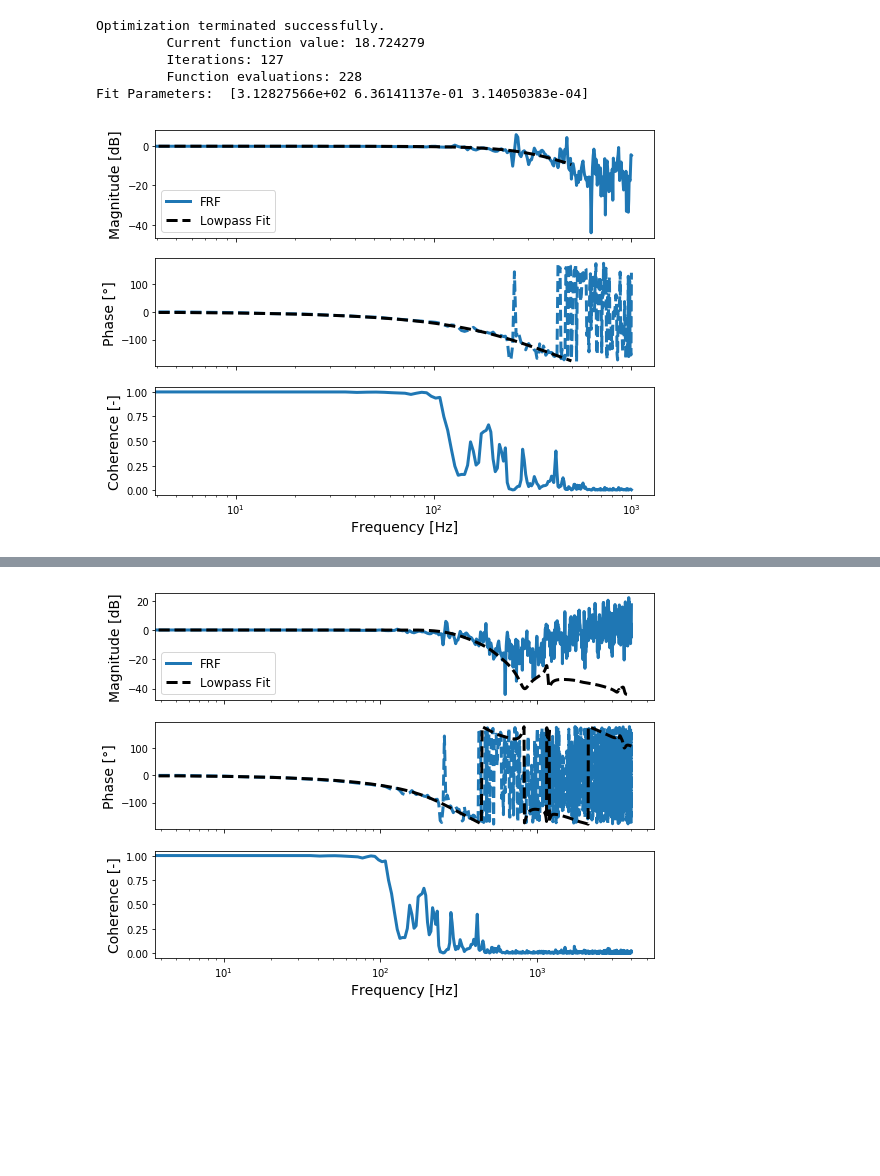
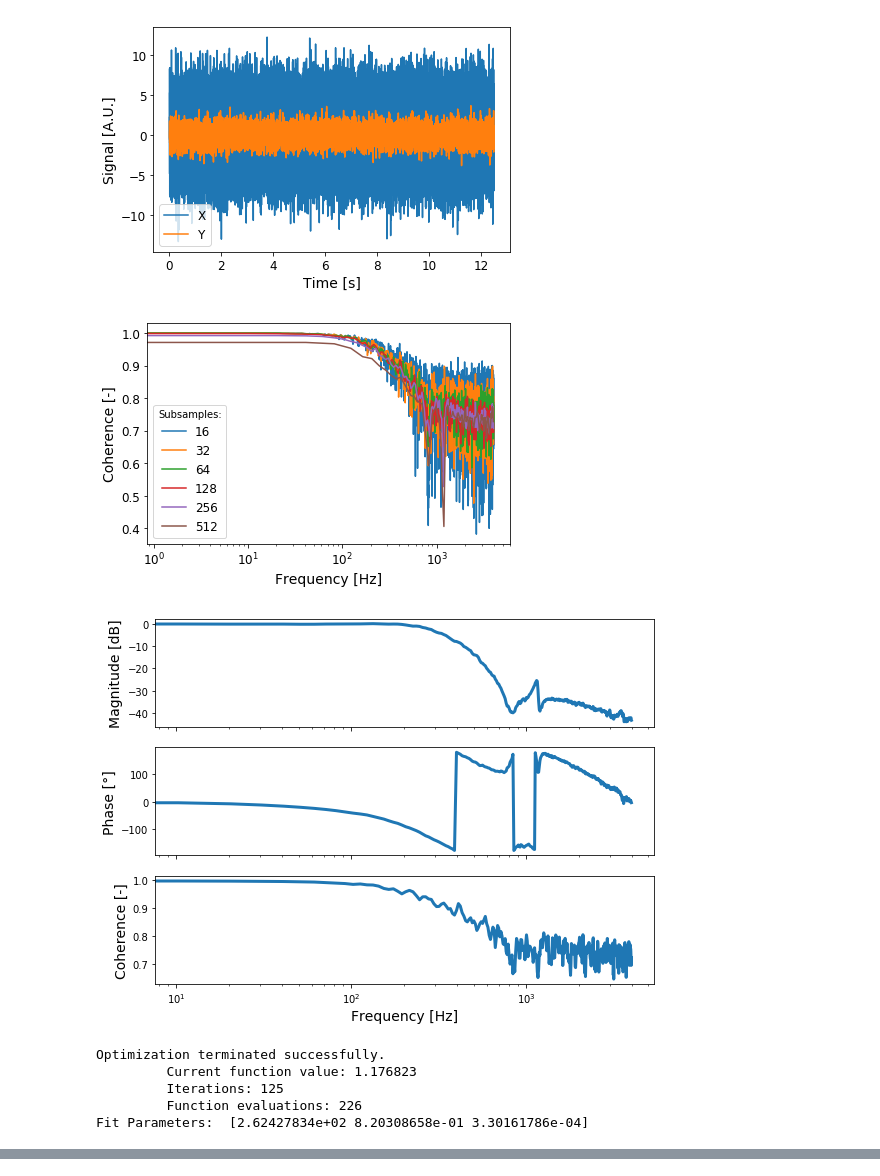
Before and after one commit to Manaffel/BCDDLFrequencyAnalysis, a Jupyter notebook: BCDDLFrequencyAnalysis Example.ipynb, the cells around one changed output, grey strips where cells are left out. Cells and saved outputs as stored; diff of their text form; code cells hidden in the pictures; blank space fills up the shorter version.

```diff
--- a/BCDDLFrequencyAnalysis Example.ipynb
+++ b/BCDDLFrequencyAnalysis Example.ipynb
@@ -5,23 +5,25 @@ from BCDDLFrequencyAnalysis import BCDDLFrequencyAnalysis
 %matplotlib inline
 # %%
 data = np.loadtxt('ExampleSignals.txt')
-T = data[:,0]
-X = data[:,1]
-Y = data[:,2]
+T = data[:,1]
+X = data[:,4]
+Y = data[:,3]
 
 num = np.loadtxt('TFNumerator.txt')
 den = np.loadtxt('TFDenominator.txt')
 # %%
 FA = BCDDLFrequencyAnalysis(T,X,Y,ZeroTime=True)
-#FA.plotData(tmin=0.008,tmax=None)
-#FA.plotCoherence(nmin=6,nmax=10,tmin=0.008)
-#FA.plotFRF(N=2**7,tmin=0.008,fmax=1000)
-FA.fitLowpass(N=2**7,f0=100,Q0=0.7,T0=0.0001,tmin=0.008,fmax=1000,ffitmax=500)
-FA.plotTFFit(N=2**7,num=num,den=den,T0=0.0001,tmin=0.008)
+FA.plotData(tmin=0.008,tmax=None)
+FA.plotCoherence(nmin=4,nmax=9)
+FA.plotFRF(N=128)
+FA.fitLowpass(N=128,f0=100,Q0=0.7,T0=0.0001,ffitmax=400)
+FA.plotTFFit(N=128,num=num,den=den,T0=0.0001)
 # %% [output]
+[figure, new version]
+[figure, new version]
+[figure, added]
 Optimization terminated successfully.
-         Current function value: 18.724279
-         Iterations: 127
-         Function evaluations: 228
-Fit Parameters:  [3.12827566e+02 6.36141137e-01 3.14050383e-04]
+         Current function value: 1.176823
+         Iterations: 125
+         Function evaluations: 226
+Fit Parameters:  [2.62427834e+02 8.20308658e-01 3.30161786e-04]
-[figure, old version]
@@ -33 +35,0 @@ Delay fit:  [9.125e-05]
-[figure, old version]
```
Also changed, not shown: parts of 1 cell of this notebook.
